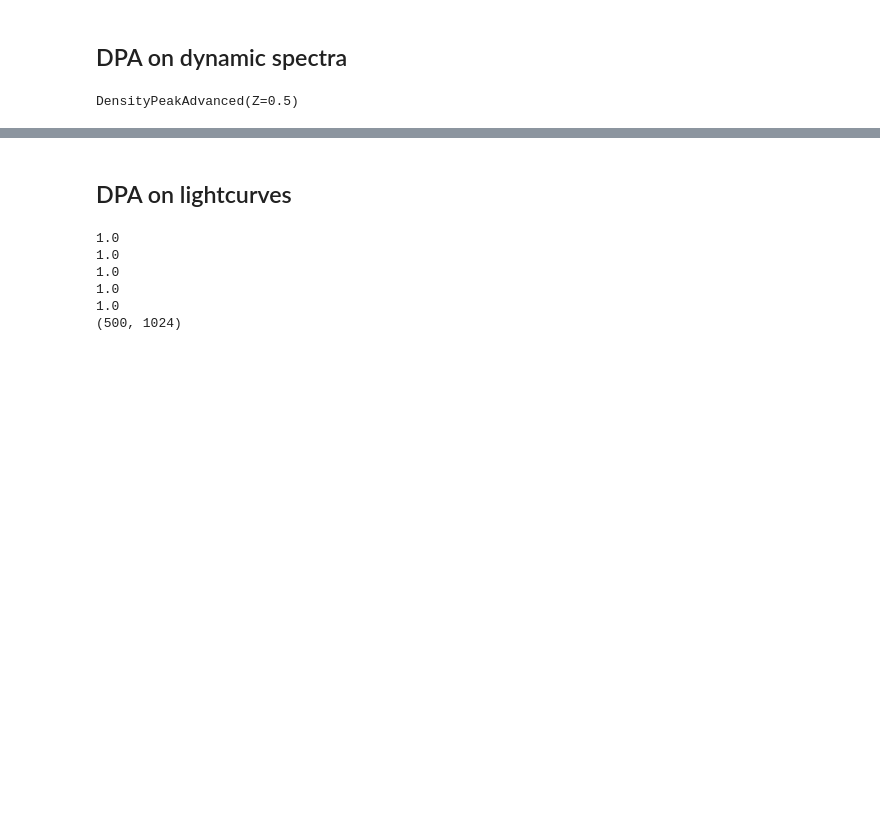
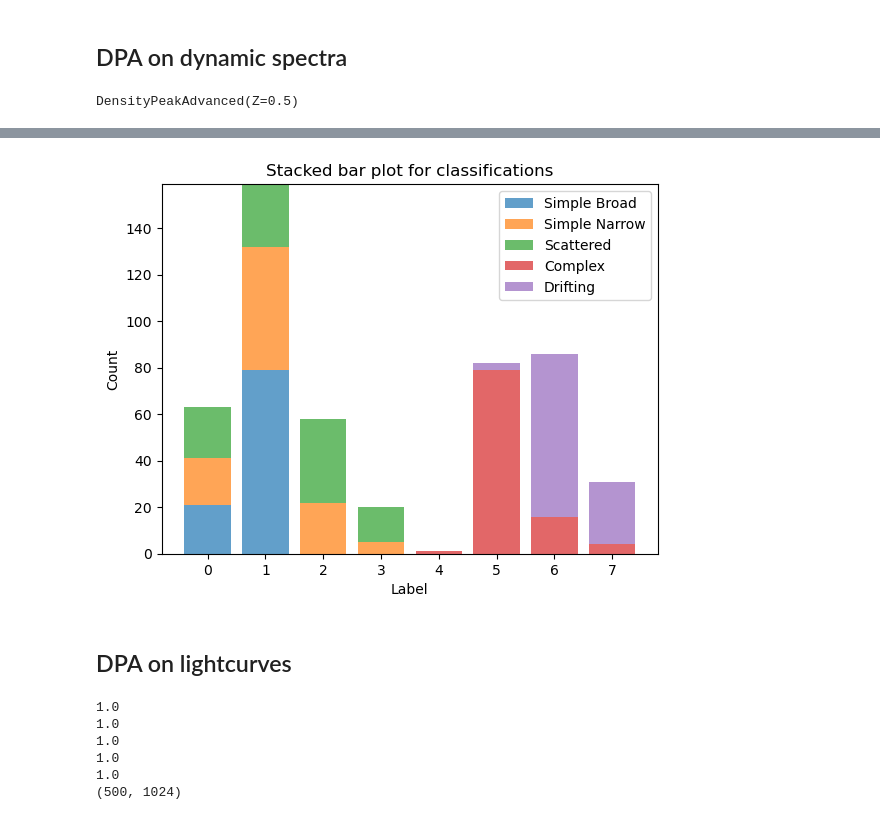
Before and after one commit to SRON-API-DataMagic/Rep_Learn_FRB, a Jupyter notebook: Analysis/DPA.ipynb, the cells around one changed output, grey strips where cells are left out. Saved outputs shown, nothing was run; the diff lists cells and outputs as text; code cells hidden in the pictures; blank space fills up the shorter version.

```diff
--- a/Analysis/DPA.ipynb
+++ b/Analysis/DPA.ipynb
@@ -114,3 +92,30 @@ Cluster 3: 34 narrow, 32 scattered, 31 complex, 42 drifting, 37 broad
+# %%
+labels = est.labels_
+
+# Number of classes (assuming each class has 100 labels)
+num_classes = int(len(labels) / 100)
+
+# Reshape the labels into a 2D array where each row corresponds to a class
+labels_2d = np.array(labels).reshape(num_classes, -1)
+
+# Count the occurrences of each label in each class
+class_counts = [np.bincount(class_labels, minlength=np.max(labels) + 1) for class_labels in labels_2d]
+
+# Plot a stacked bar plot for each class
+bottom = np.zeros(np.max(labels) + 1)
+for i, counts in enumerate(class_counts):
+    plt.bar(range(len(counts)), counts, bottom=bottom, alpha=0.7, label=f'Class {i}')
+    bottom += counts
+
+class_names = ["Simple Broad", "Simple Narrow", "Scattered", "Complex", "Drifting"]
+
+plt.xlabel('Label')
+plt.ylabel('Count')
+plt.legend(class_names)
+plt.title('Stacked bar plot for classifications')
+plt.show()
+# %% [output]
+[figure, added]
 # %% [markdown]
 ## DPA on lightcurves
 # %%
```
Also changed, not shown: parts of 6 cells of this notebook.
